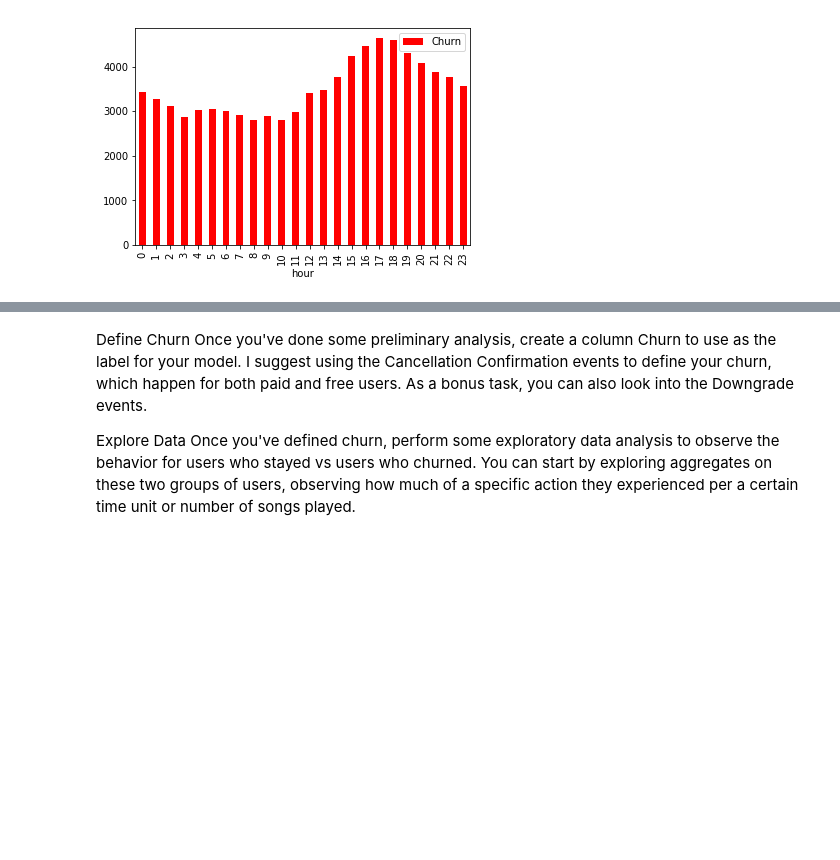
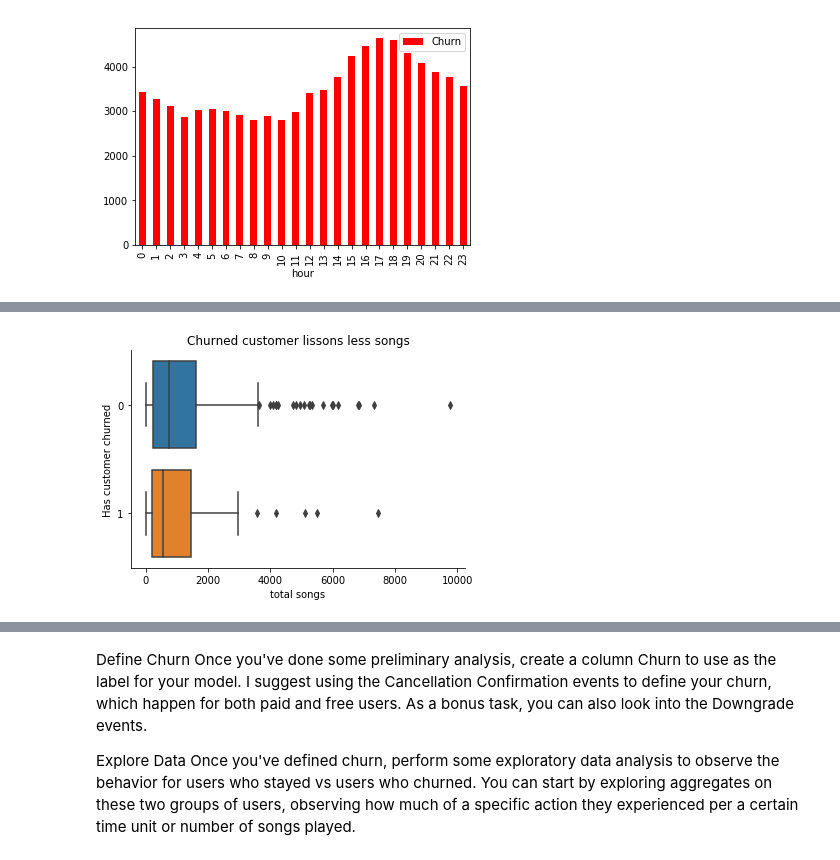
Before and after one commit to cyuancheng/Sparkify, a Jupyter notebook: Sparkify_test.ipynb, the cells around one changed output, grey strips where cells are left out. Saved outputs shown, nothing was run; the diff lists cells and outputs as text; code cells hidden in the pictures; blank space fills up the shorter version.

```diff
--- a/Sparkify_test.ipynb
+++ b/Sparkify_test.ipynb
@@ -420,0 +420,15 @@ sns.despine(ax=ax);
+# %%
+df_song = df_clean \
+    .select('userID','song','churn') \
+    .groupBy('userID', 'churn') \
+    .count() \
+    .withColumnRenamed('count', 'total_songs') \
+    .toPandas()
+# %%
+ax = sns.boxplot(data=df_song, y='churn', x='total_songs', orient='h')
+plt.xlabel('total songs')
+plt.ylabel('Has customer churned')
+plt.title('Churned customer lissons less songs')
+sns.despine(ax=ax);
+# %% [output]
+[figure, added]
```
Also changed, not shown: parts of 38 cells of this notebook.
